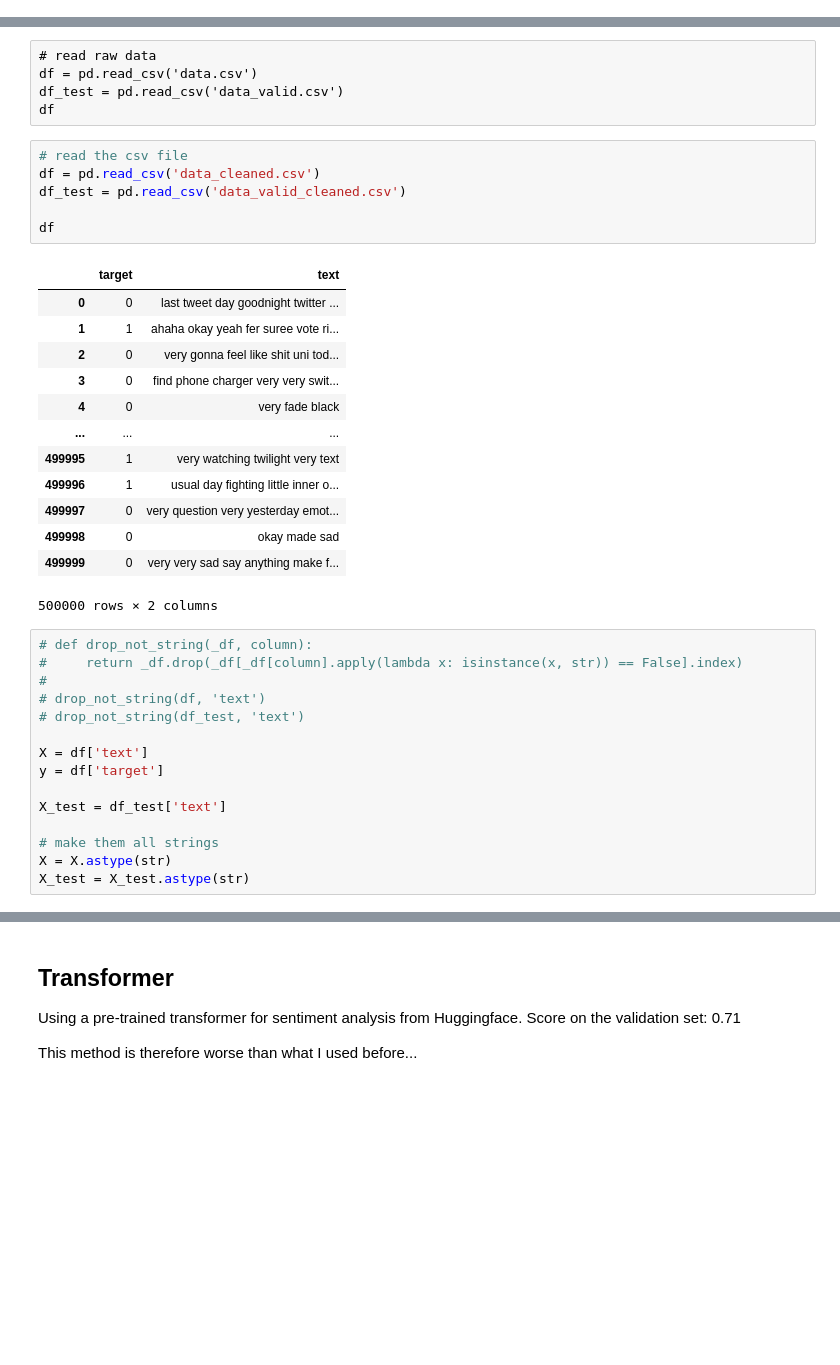
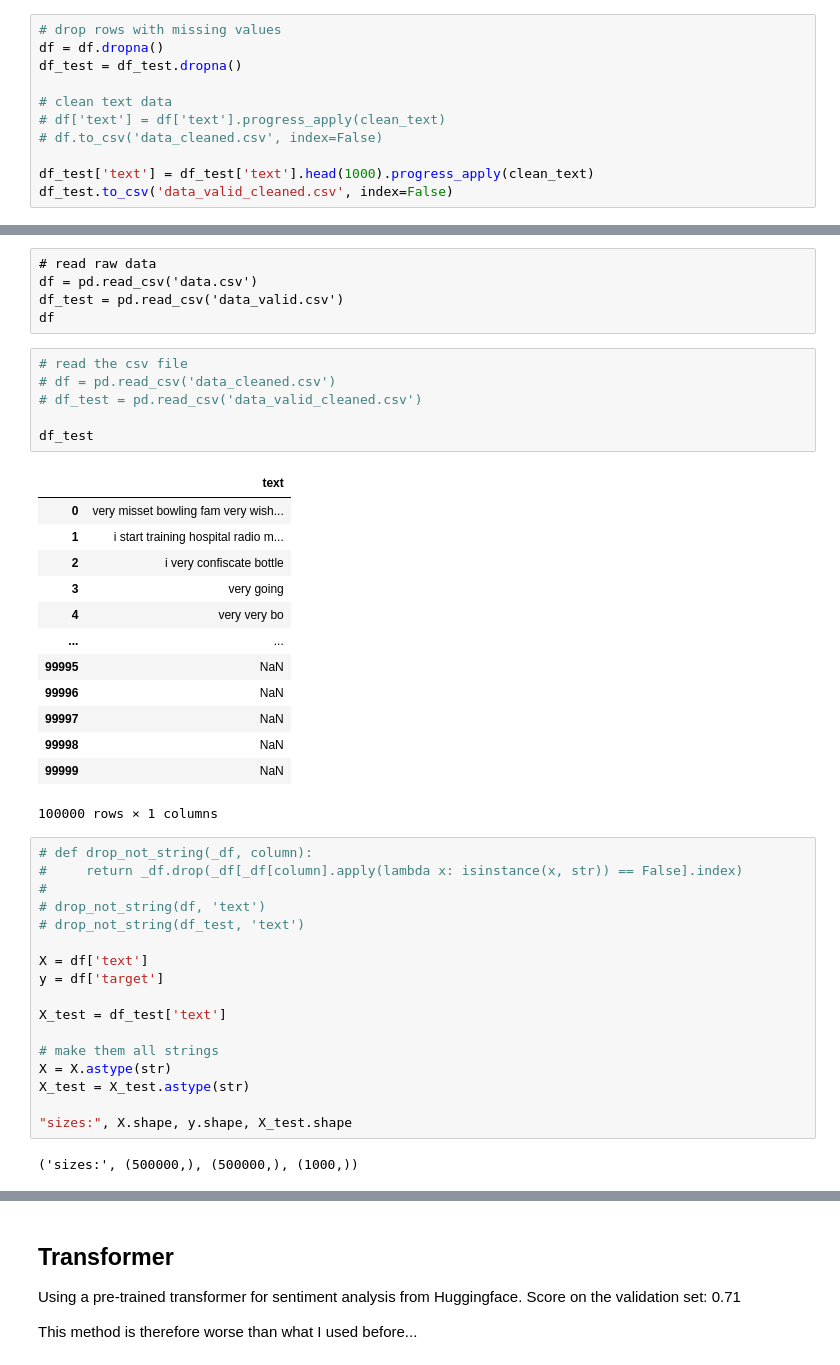
Before and after one commit to HerrMotz/AGDML-Lab, a Jupyter notebook: 0_Final/0_Final.ipynb, the cells around one changed output, grey strips where cells are left out. Drawn from its saved outputs; the diff is of its cells as text; blank space fills up the shorter version.

Commit message:
with "very" and spell-check

```diff
--- a/0_Final/0_Final.ipynb
+++ b/0_Final/0_Final.ipynb
@@ -101 +138,12 @@ df_test.to_csv('data_valid_cleaned.csv', index=False)
+# %%
+# drop rows with missing values
+df = df.dropna()
+df_test = df_test.dropna()
+
+# clean text data
+# df['text'] = df['text'].progress_apply(clean_text)
+# df.to_csv('data_cleaned.csv', index=False)
+
+df_test['text'] = df_test['text'].head(1000).progress_apply(clean_text)
+df_test.to_csv('data_valid_cleaned.csv', index=False)
 # %%
@@ -119,24 +162,24 @@ df_test = pd.read_csv('data_valid.csv')
 df
 # %%
 # read the csv file
-df = pd.read_csv('data_cleaned.csv')
-df_test = pd.read_csv('data_valid_cleaned.csv')
+# df = pd.read_csv('data_cleaned.csv')
+# df_test = pd.read_csv('data_valid_cleaned.csv')
 
-df
+df_test
 # %% [output]
-|  | target | text |
-| 0 | 0 | last tweet day goodnight twitter ... |
-| 1 | 1 | ahaha okay yeah fer suree vote ri... |
-| 2 | 0 | very gonna feel like shit uni tod... |
-| 3 | 0 | find phone charger very very swit... |
-| 4 | 0 | very fade black |
-| ... | ... | ... |
-| 499995 | 1 | very watching twilight very text |
-| 499996 | 1 | usual day fighting little inner o... |
-| 499997 | 0 | very question very yesterday emot... |
-| 499998 | 0 | okay made sad |
-| 499999 | 0 | very very sad say anything make f... |
+|  | text |
+| 0 | very misset bowling fam very wish... |
+| 1 | i start training hospital radio m... |
+| 2 | i very confiscate bottle |
+| 3 | very going |
+| 4 | very very bo |
+| ... | ... |
+| 99995 | NaN |
+| 99996 | NaN |
+| 99997 | NaN |
+| 99998 | NaN |
+| 99999 | NaN |
-500000 rows × 2 columns
+100000 rows × 1 columns
 # %%
 # def drop_not_string(_df, column):
 #     return _df.drop(_df[_df[column].apply(lambda x: isinstance(x, str)) == False].index)
@@ -152,3 +195,7 @@ X_test = df_test['text']
 # make them all strings
 X = X.astype(str)
 X_test = X_test.astype(str)
+
+"sizes:", X.shape, y.shape, X_test.shape
+# %% [output]
+('sizes:', (500000,), (500000,), (1000,))
```
Also changed, not shown: parts of 18 cells of this notebook.
